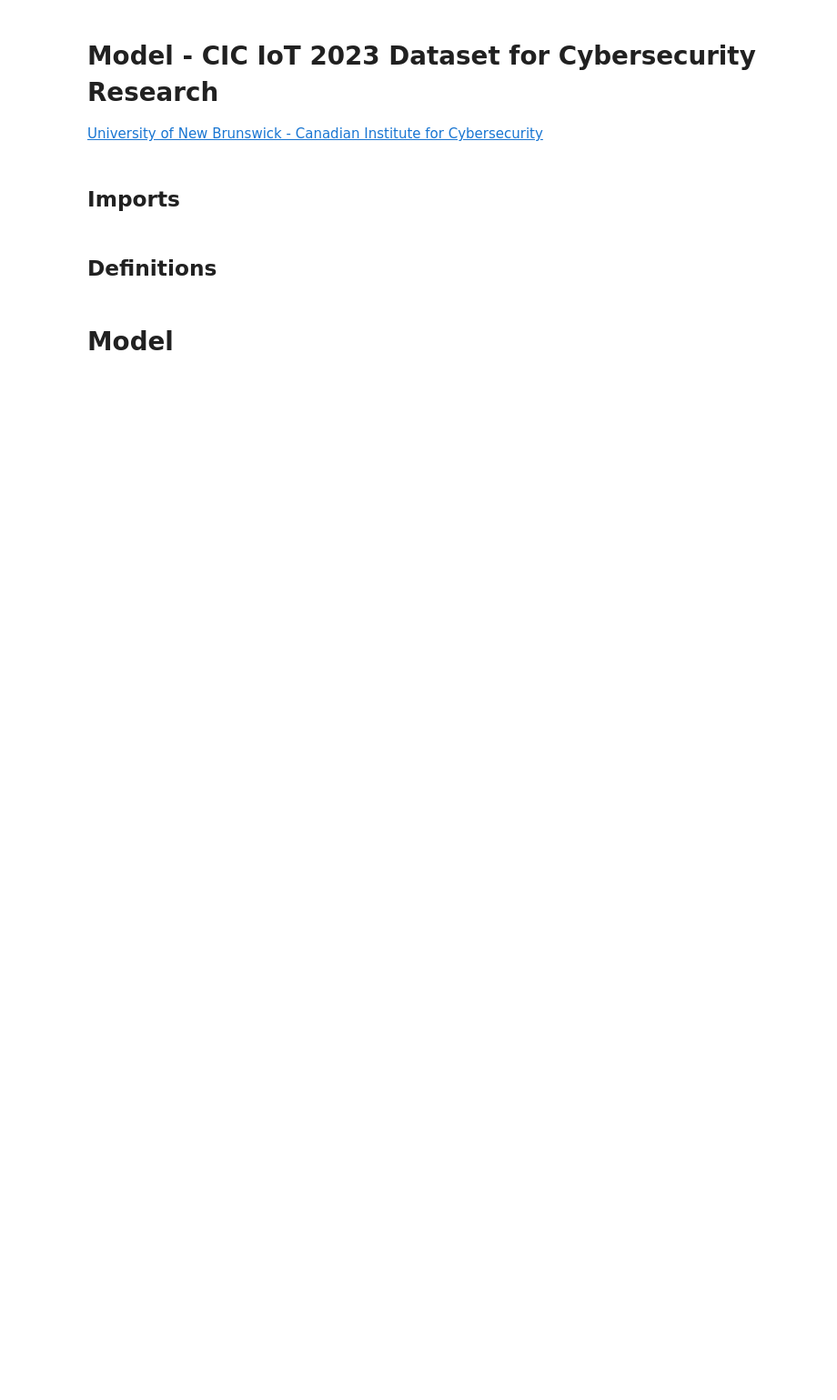
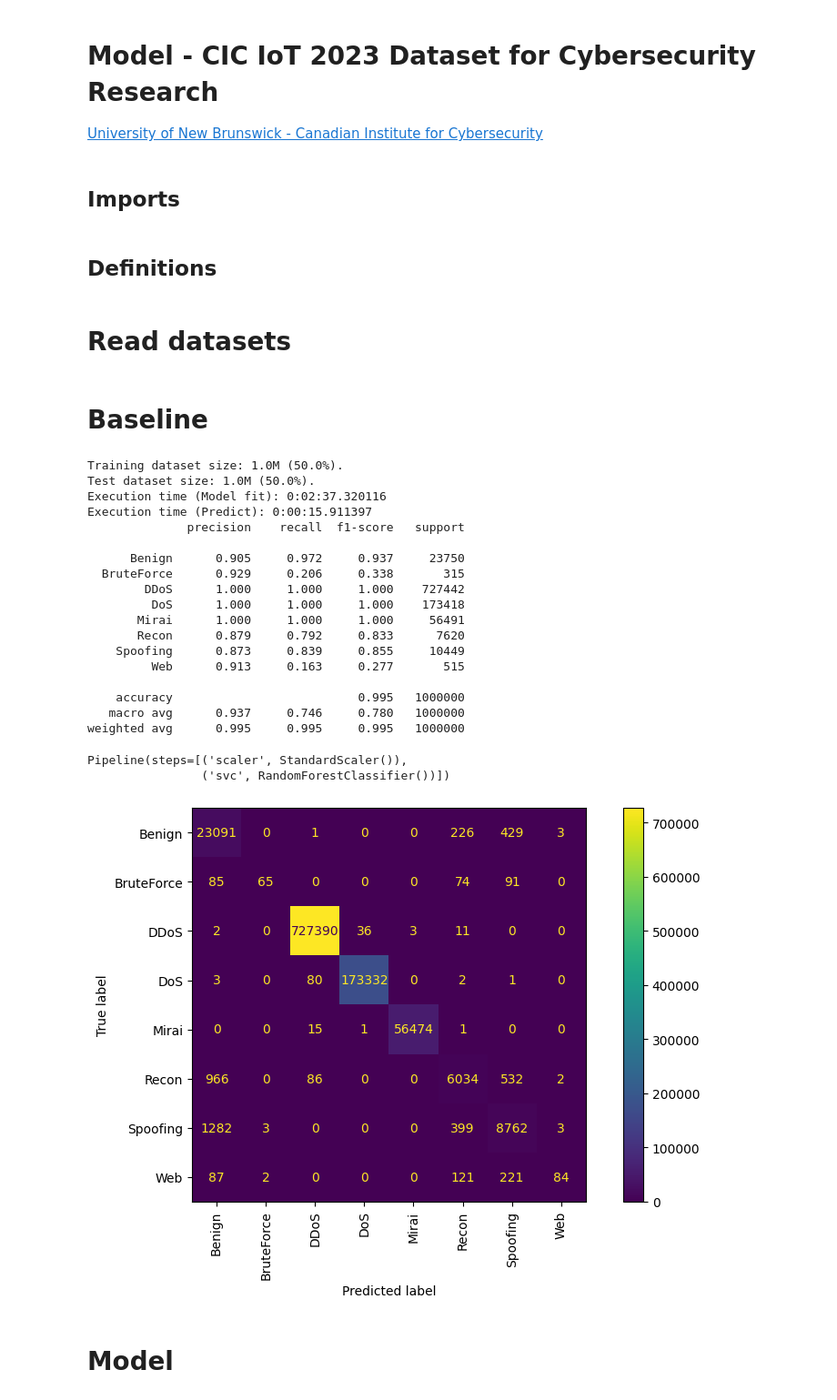
Before and after one commit to inaciobr/Multi-Stage-IoT-Intrusion-Detection, a Jupyter notebook: notebooks/3 - Models.ipynb, the cells around one changed output. Shown at 91% size. Cells and saved outputs as stored; diff of their text form; code cells hidden in the pictures; blank space fills up the shorter version.

Commit message:
Add Model notebook

```diff
--- a/notebooks/3 - Models.ipynb
+++ b/notebooks/3 - Models.ipynb
@@ -40,5 +92,48 @@ def full_eng_formatter(value, total):
+# %% [markdown]
+# Read datasets
 # %%
 df = pd.read_parquet(parquet_path)
-refined_df = pd.read_parquet(refined_parquet_path)
+df_refined = pd.read_parquet(refined_parquet_path)
+
+features_list = get_features_list(df, constants)
+refined_features_list = get_features_list(df_refined, constants)
+# %% [markdown]
+# Baseline
+# %%
+baseline_df = get_train_test_split(
+    df.sample(2_000_000),
+    features_list,
+    target='general_label',
+    train_frac=0.50
+)
+# %%
+model = Pipeline([
+    ('scaler', StandardScaler()),
+    ('model', RandomForestClassifier())
+])
+
+test_model(*baseline_df, model)
+# %% [output]
+Training dataset size: 1.0M (50.0%).
+Test dataset size: 1.0M (50.0%).
+Execution time (Model fit): 0:02:37.320116
+Execution time (Predict): 0:00:15.911397
+              precision    recall  f1-score   support
+
+      Benign      0.905     0.972     0.937     23750
+  BruteForce      0.929     0.206     0.338       315
+        DDoS      1.000     1.000     1.000    727442
+         DoS      1.000     1.000     1.000    173418
+       Mirai      1.000     1.000     1.000     56491
+       Recon      0.879     0.792     0.833      7620
+    Spoofing      0.873     0.839     0.855     10449
+         Web      0.913     0.163     0.277       515
+
+    accuracy                          0.995   1000000
+   macro avg      0.937     0.746     0.780   1000000
+weighted avg      0.995     0.995     0.995   1000000
+Pipeline(steps=[('scaler', StandardScaler()),
+                ('svc', RandomForestClassifier())])
+[figure, added]
 # %% [markdown]
 # Model
```
Also changed, not shown: parts of 32 cells of this notebook.
